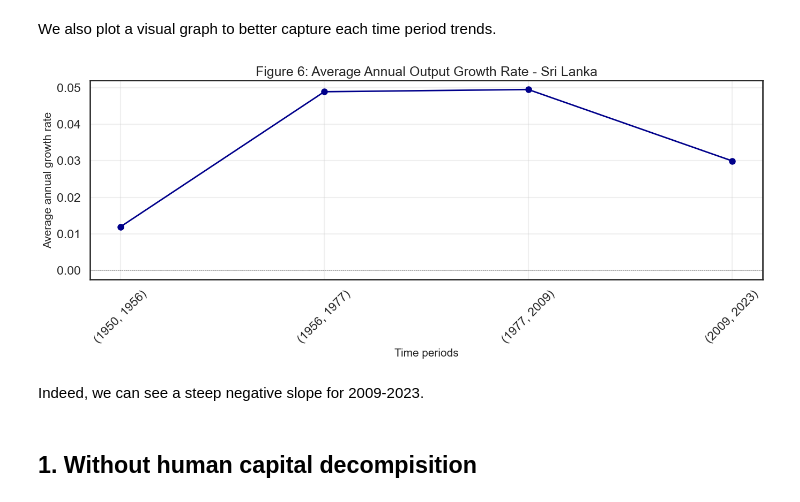
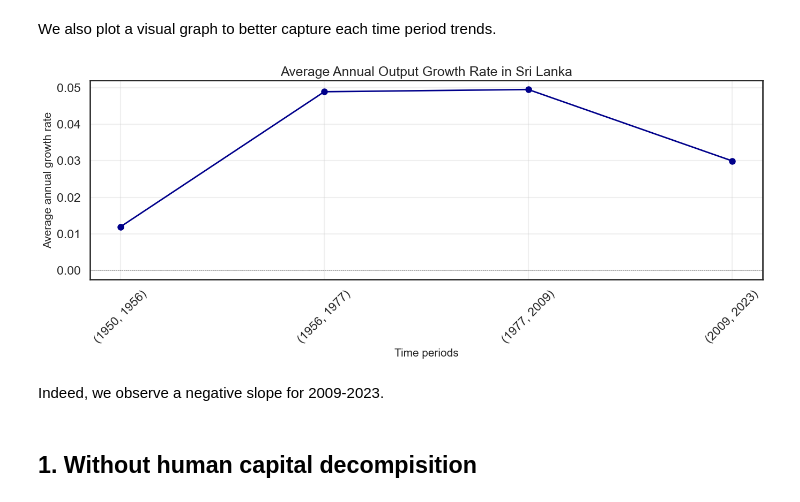
Before and after one commit to ikedasakii/EC2B1_group_project, a Jupyter notebook: find_GDP_trend_decades_copy.ipynb, the cells around one changed output. Saved outputs shown, nothing was run; the diff lists cells and outputs as text; code cells hidden in the pictures.

```diff
--- a/find_GDP_trend_decades_copy.ipynb
+++ b/find_GDP_trend_decades_copy.ipynb
@@ -640,25 +640,25 @@ Average annual Y growth:
 # %% [markdown]
 We also plot a visual graph to better capture each time period trends.
 # %%
-# Plot growth rates to identify structural shifts in Sri Lanka's growth trajectory
+# Plot growth rates to identify shifts in Sri Lanka's growth trajectory
 plt.figure(figsize=(14, 6))
 x_pos = np.arange(len(periods_years))
 
 plt.plot(x_pos, annualized_Y, marker='o', markersize=8, linewidth=2, color='darkblue')
 
 plt.xlabel('Time periods', fontsize=15)
 plt.ylabel('Average annual growth rate', fontsize=15)
-plt.title('Figure 6: Average Annual Output Growth Rate - Sri Lanka', fontsize=18)
+plt.title('Average Annual Output Growth Rate in Sri Lanka', fontsize=18)
 plt.xticks(x_pos, periods_years, rotation=45)
 plt.grid(True, alpha=0.3)
 plt.axhline(y=0, color='gray', linestyle='--', linewidth=0.5)
 
 plt.tight_layout()
 plt.show()
 # %% [output]
-[figure, old version]
+[figure, new version]
 # %% [markdown]
-Indeed, we can see a steep negative slope for 2009-2023.
+Indeed, we observe a  negative slope for 2009-2023.
 # %% [markdown]
 ## 1. Without human capital decompisition
 # %% [markdown]
```
Also changed, not shown: parts of 17 cells of this notebook.
